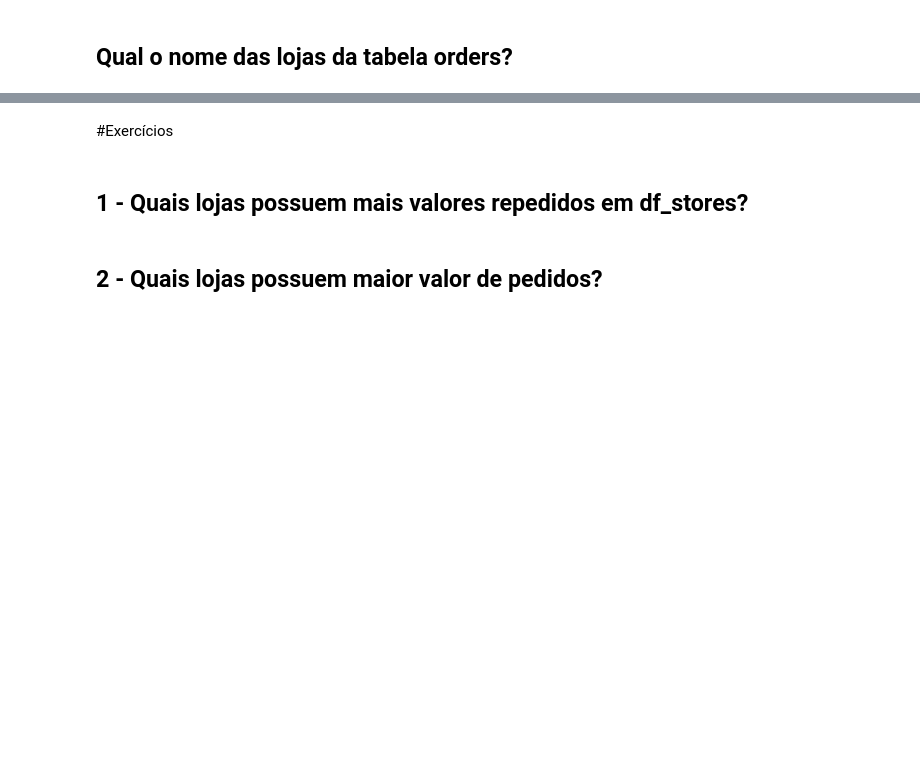
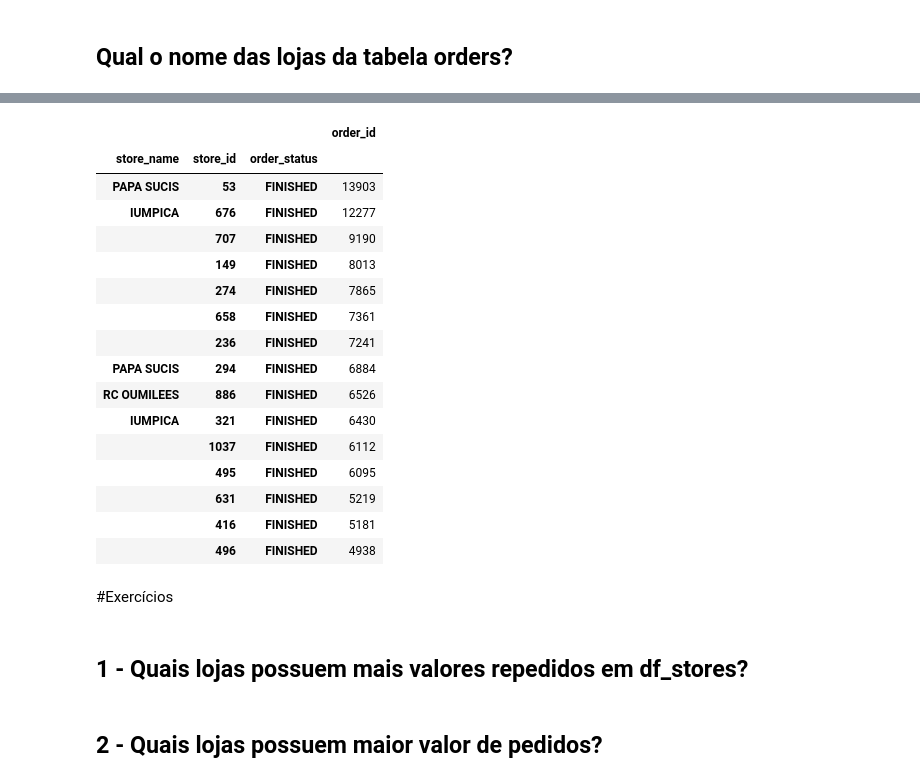
Before and after one commit to Erick0105/Aula-IA-Fiap, a Jupyter notebook: Análise_Exploratória_1_Inicio_de_Aula.ipynb, the cells around one changed output, grey strips where cells are left out. Drawn from its saved outputs; the diff is of its cells as text; code cells hidden in the pictures; blank space fills up the shorter version.

```diff
--- a/Análise_Exploratória_1_Inicio_de_Aula.ipynb
+++ b/Análise_Exploratória_1_Inicio_de_Aula.ipynb
@@ -21 +73,5 @@
+# %%
+#cast da coluna de data para o formato correto
+df['order_moment_created'] = pd.to_datetime(df['order_moment_created']) #Transforma em data
+#E depois salva e altera apenas em dataframe
 # %%
@@ -50,3 +151,5 @@
 ## Qual o nome das lojas da tabela orders?
 # %%
 #criação de um novo dataframe a partir de stores
+df_stores = pd.read_csv('stores.csv',encoding='latin1')
+df_stores.head()
@@ -55,6 +181,8 @@
 # %%
 #criação de um novo dataframe a partir de id e name
+df_stores_name = df_stores[['store_id', 'store_name']].copy() #Ele copia para poder fazer uma seleção e armazenar em outra var
 # %%
 #merge/join com orders
+df_orders_stores = df.merge(df_stores_name, on=['store_id'], how='left')
 # %%
 #análise dos registros
@@ -63,5 +219,27 @@
 # %%
 #group by com contagem agregada
+df_orders_stores.groupby(['store_name','store_id','order_status'])\
+  .agg({'order_id':'count'}) \
+  .sort_values('order_id',ascending=False) \
+  .head(15)
+# %% [output]
+|  |  |  | order_id |
+| store_name | store_id | order_status |  |
+| PAPA SUCIS | 53 | FINISHED | 13903 |
+| IUMPICA | 676 | FINISHED | 12277 |
+|  | 707 | FINISHED | 9190 |
+|  | 149 | FINISHED | 8013 |
+|  | 274 | FINISHED | 7865 |
+|  | 658 | FINISHED | 7361 |
+|  | 236 | FINISHED | 7241 |
+| PAPA SUCIS | 294 | FINISHED | 6884 |
+| RC OUMILEES | 886 | FINISHED | 6526 |
+| IUMPICA | 321 | FINISHED | 6430 |
+|  | 1037 | FINISHED | 6112 |
+|  | 495 | FINISHED | 6095 |
+|  | 631 | FINISHED | 5219 |
+|  | 416 | FINISHED | 5181 |
+|  | 496 | FINISHED | 4938 |
 # %%
 #cast como string
 # %%
```
Also changed, not shown: parts of 26 cells of this notebook.
